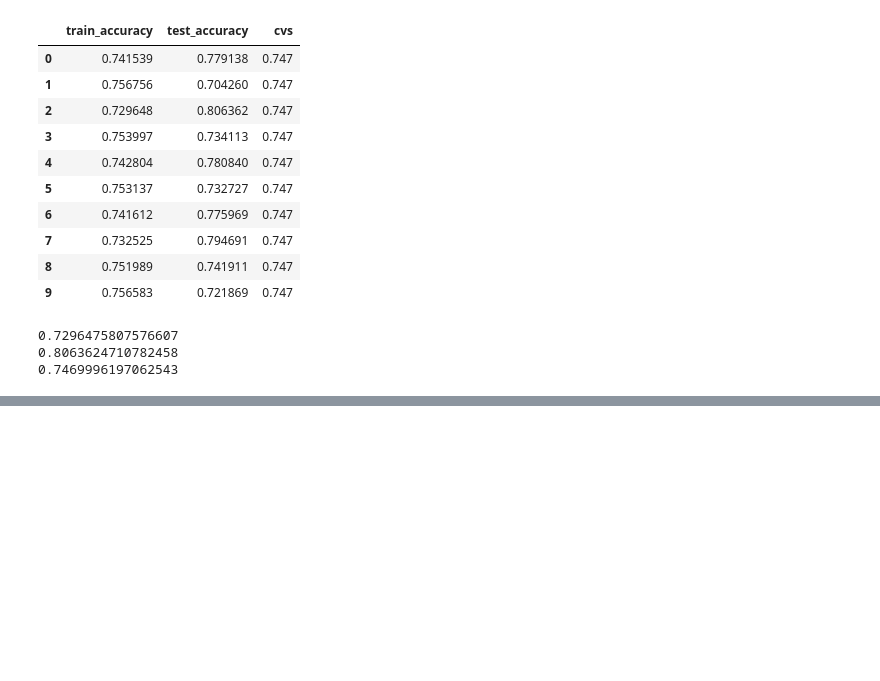
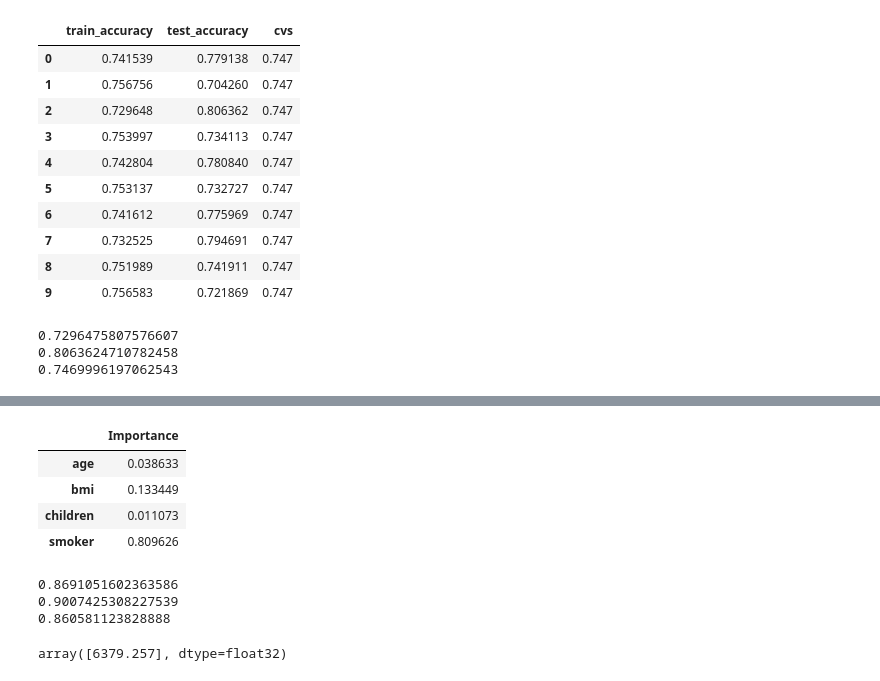
Before and after one commit to fahadkhan1389/Medical-Insurance-Charges-Predictor, a Jupyter notebook: insurance.ipynb, the cells around one changed output, grey strips where cells are left out. Drawn from its saved outputs; the diff is of its cells as text; code cells hidden in the pictures; blank space fills up the shorter version.

```diff
--- a/insurance.ipynb
+++ b/insurance.ipynb
@@ -181,0 +286,9 @@ print((cross_val_score(lr,x,y,cv=5)).mean())
+# %%
+important_features = features_important[features_important['Importance'] > 0.01]
+important_features
+# %% [output]
+|  | Importance |
+| age | 0.038633 |
+| bmi | 0.133449 |
+| children | 0.011073 |
+| smoker | 0.809626 |
@@ -181,0 +300,19 @@ print((cross_val_score(lr,x,y,cv=5)).mean())
+# %%
+finalmodel=XGBRegressor(n_estimators=15,max_depth=3,gamma=0)
+finalmodel.fit(X_train,y_train)
+ypredtrain4=finalmodel.predict(X_train)
+ypredtest4=finalmodel.predict(X_test)
+print(r2_score(y_train,ypredtrain4))
+print(r2_score(y_test,ypredtest4))
+print(cross_val_score(finalmodel,x,y,cv=5,).mean())
+# %% [output]
+0.8691051602363586
+0.9007425308227539
+0.860581123828888
+# %%
+new_data=pd.DataFrame({'age':19,'sex':'female','bmi':25.9,'children':3,'smoker':'no','region':'northeast'},index=[0])
+new_data['smoker']=new_data['smoker'].map({'yes':1,'no':0})
+new_data=new_data.drop(new_data[['sex','region']],axis=1)
+finalmodel.predict(new_data)
+# %% [output]
+array([6379.257], dtype=float32)
```
Also changed, not shown: parts of 12 cells of this notebook, 1 other file.
